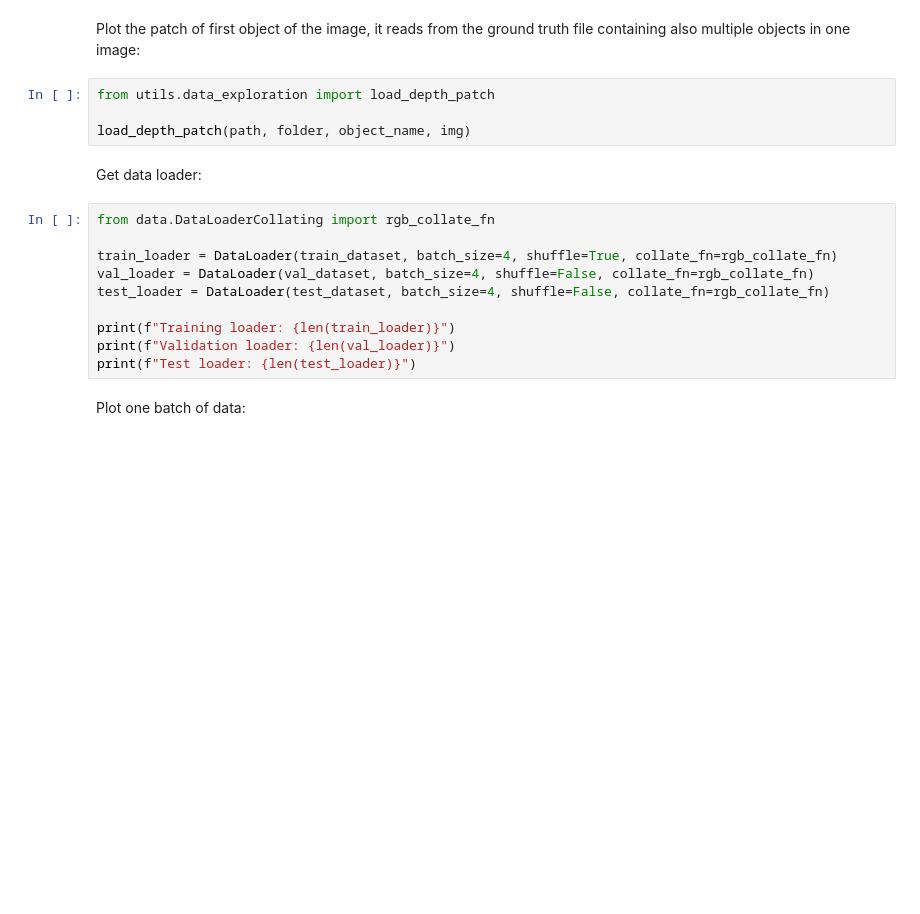
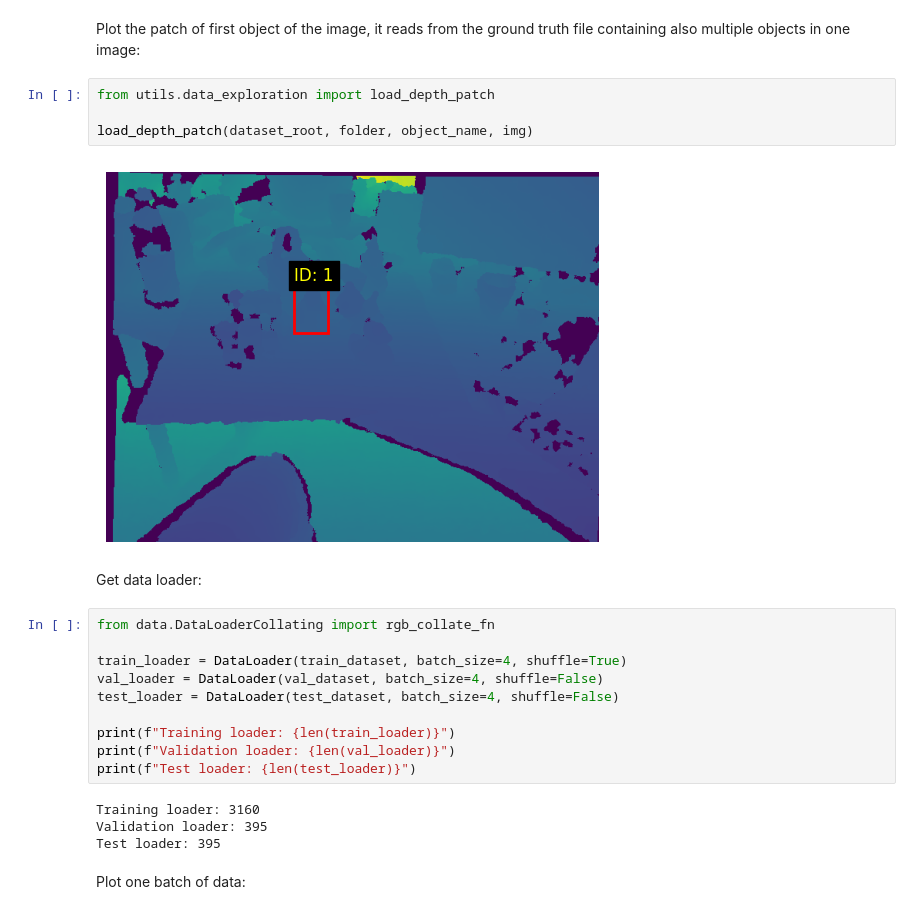
Before and after one commit to luigiaceto/6D-pose-estimation, a Jupyter notebook: experiment_guide_kaggle.ipynb, the cells around one changed output. Drawn from its saved outputs; the diff is of its cells as text; blank space fills up the shorter version.

```diff
--- a/experiment_guide_kaggle.ipynb
+++ b/experiment_guide_kaggle.ipynb
@@ -239,19 +256,25 @@ Plot the patch of first object of the image, it reads from the ground truth file
 # %%
 from utils.data_exploration import load_depth_patch
 
-load_depth_patch(path, folder, object_name, img)
+load_depth_patch(dataset_root, folder, object_name, img)
+# %% [output]
+[figure, added]
 # %% [markdown]
 Get data loader:
 # %%
 from data.DataLoaderCollating import rgb_collate_fn
 
-train_loader = DataLoader(train_dataset, batch_size=4, shuffle=True, collate_fn=rgb_collate_fn)
-val_loader = DataLoader(val_dataset, batch_size=4, shuffle=False, collate_fn=rgb_collate_fn)
-test_loader = DataLoader(test_dataset, batch_size=4, shuffle=False, collate_fn=rgb_collate_fn)
+train_loader = DataLoader(train_dataset, batch_size=4, shuffle=True)
+val_loader = DataLoader(val_dataset, batch_size=4, shuffle=False)
+test_loader = DataLoader(test_dataset, batch_size=4, shuffle=False)
 
 print(f"Training loader: {len(train_loader)}")
 print(f"Validation loader: {len(val_loader)}")
 print(f"Test loader: {len(test_loader)}")
+# %% [output]
+Training loader: 3160
+Validation loader: 395
+Test loader: 395
 # %% [markdown]
 Plot one batch of data:
 # %%
```
Also changed, not shown: parts of 23 cells of this notebook, 9 other files.
